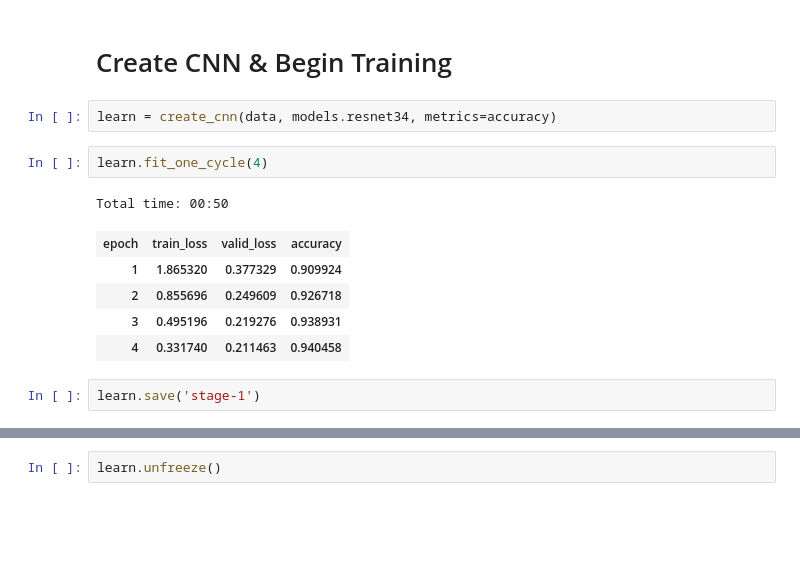
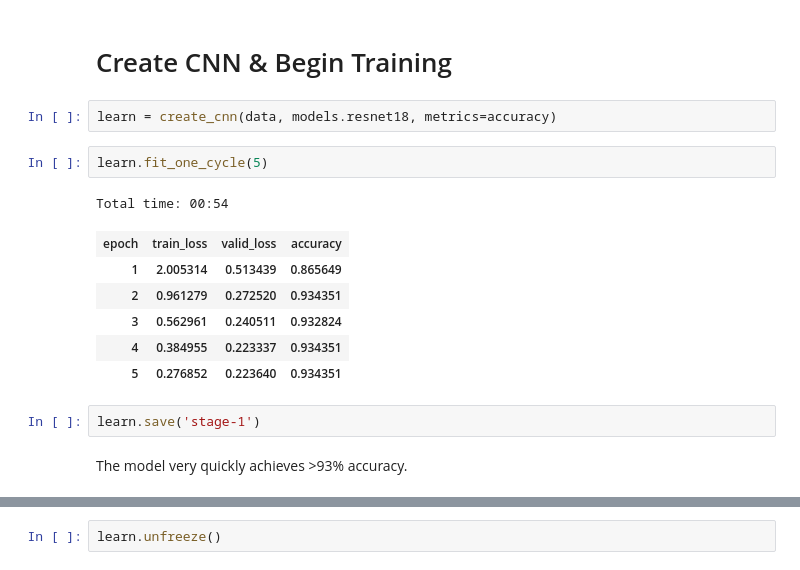
Before and after one commit to adinhobl/BirdsOfAlabama, a Jupyter notebook: BirdsOfAL.ipynb, the cells around one changed output, grey strips where cells are left out. Cells and saved outputs as stored; diff of their text form; blank space fills up the shorter version.

```diff
--- a/BirdsOfAL.ipynb
+++ b/BirdsOfAL.ipynb
@@ -117,15 +117,18 @@ print(" Training dataset size:", len(data.train_ds), '\n', "Validation dataset s
 # %% [markdown]
 # Create CNN & Begin Training
 # %%
-learn = create_cnn(data, models.resnet34, metrics=accuracy)
+learn = create_cnn(data, models.resnet18, metrics=accuracy)
 # %%
-learn.fit_one_cycle(4)
+learn.fit_one_cycle(5)
 # %% [output]
-Total time: 00:50
+Total time: 00:54
 | epoch | train_loss | valid_loss | accuracy |
-| 1 | 1.865320 | 0.377329 | 0.909924 |
-| 2 | 0.855696 | 0.249609 | 0.926718 |
-| 3 | 0.495196 | 0.219276 | 0.938931 |
-| 4 | 0.331740 | 0.211463 | 0.940458 |
+| 1 | 2.005314 | 0.513439 | 0.865649 |
+| 2 | 0.961279 | 0.272520 | 0.934351 |
+| 3 | 0.562961 | 0.240511 | 0.932824 |
+| 4 | 0.384955 | 0.223337 | 0.934351 |
+| 5 | 0.276852 | 0.223640 | 0.934351 |
 # %%
 learn.save('stage-1')
+# %% [markdown]
+The model very quickly achieves >93% accuracy.
```
Also changed, not shown: parts of 28 cells of this notebook, 2 other files.
